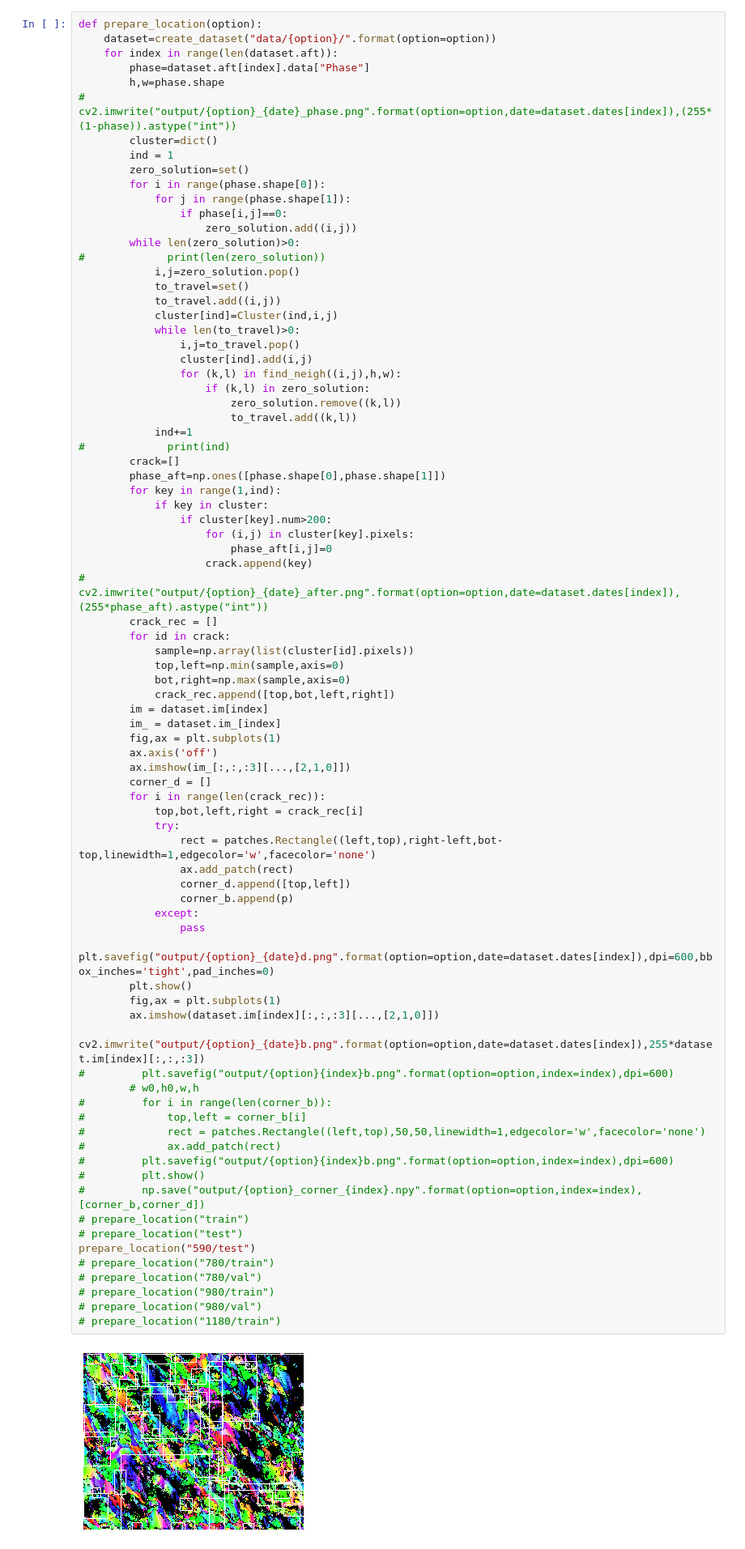
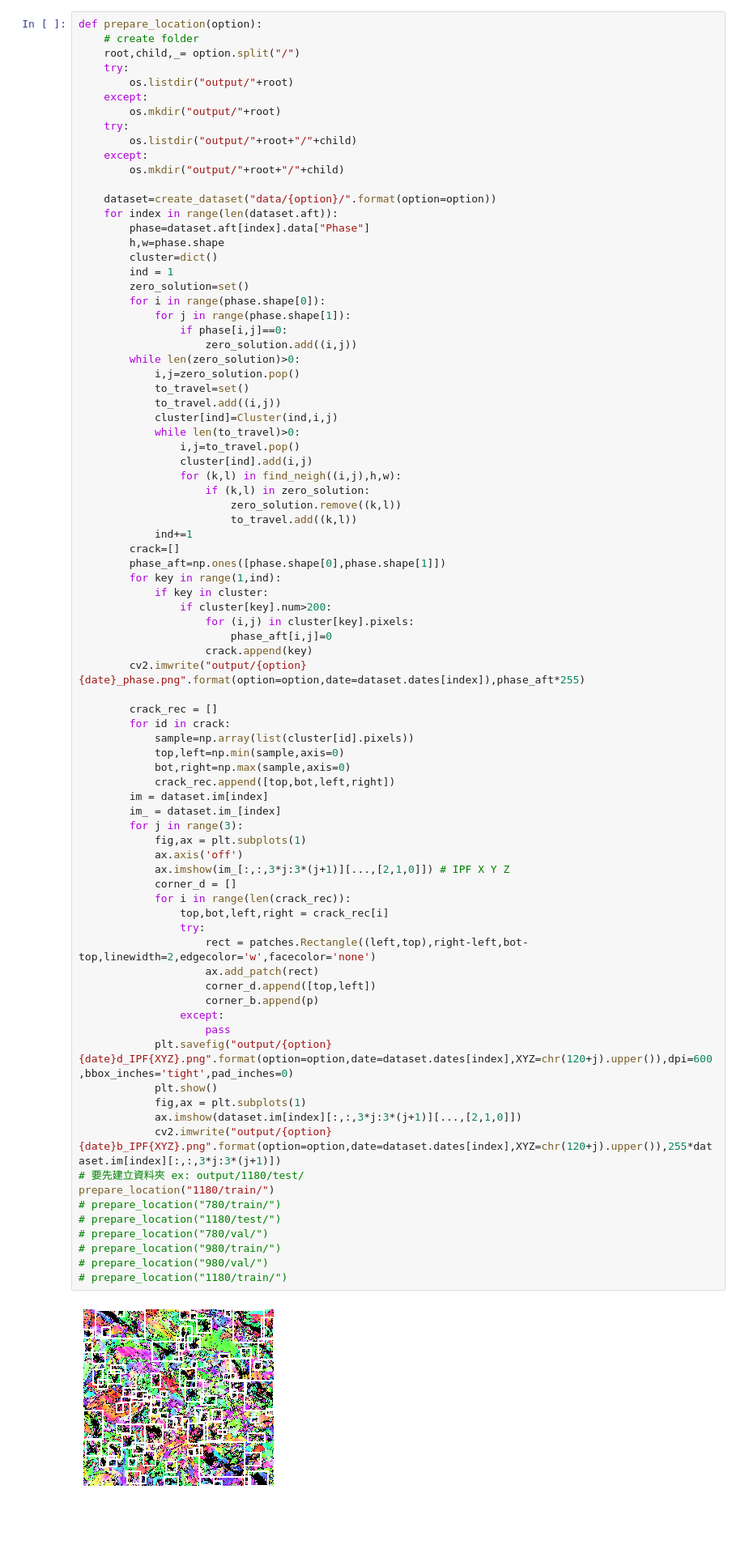
Before and after one commit to tsukiyashirokisaki/dp780, a Jupyter notebook: deform.ipynb, the cells around one changed output. Shown at 81% size. Saved outputs shown, nothing was run; the diff lists cells and outputs as text; blank space fills up the shorter version.

```diff
--- a/deform.ipynb
+++ b/deform.ipynb
@@ -37,10 +40,20 @@ def create_dataset(root="data/train/"):
 # %%
 def prepare_location(option):
+    # create folder
+    root,child,_= option.split("/")
+    try:
+        os.listdir("output/"+root)
+    except:
+        os.mkdir("output/"+root)
+    try:
+        os.listdir("output/"+root+"/"+child)
+    except:
+        os.mkdir("output/"+root+"/"+child)
+
     dataset=create_dataset("data/{option}/".format(option=option))
     for index in range(len(dataset.aft)):
         phase=dataset.aft[index].data["Phase"]
         h,w=phase.shape
-#         cv2.imwrite("output/{option}_{date}_phase.png".format(option=option,date=dataset.dates[index]),(255*(1-phase)).astype("int"))
         cluster=dict()
         ind = 1
         zero_solution=set()
@@ -49,71 +62,62 @@ def prepare_location(option):
                 if phase[i,j]==0:
                     zero_solution.add((i,j))
         while len(zero_solution)>0:
-#             print(len(zero_solution))
             i,j=zero_solution.pop()
             to_travel=set()
             to_travel.add((i,j))
             cluster[ind]=Cluster(ind,i,j)
             while len(to_travel)>0:
                 i,j=to_travel.pop()
                 cluster[ind].add(i,j)
                 for (k,l) in find_neigh((i,j),h,w):
                     if (k,l) in zero_solution:
                         zero_solution.remove((k,l))
                         to_travel.add((k,l))
             ind+=1
-#             print(ind)
         crack=[]
         phase_aft=np.ones([phase.shape[0],phase.shape[1]])
         for key in range(1,ind):
             if key in cluster:
                 if cluster[key].num>200:
                     for (i,j) in cluster[key].pixels:
                         phase_aft[i,j]=0
                     crack.append(key)
-#         cv2.imwrite("output/{option}_{date}_after.png".format(option=option,date=dataset.dates[index]),(255*phase_aft).astype("int"))
+        cv2.imwrite("output/{option}{date}_phase.png".format(option=option,date=dataset.dates[index]),phase_aft*255)
+
         crack_rec = []
         for id in crack:
             sample=np.array(list(cluster[id].pixels))
             top,left=np.min(sample,axis=0)
             bot,right=np.max(sample,axis=0)
             crack_rec.append([top,bot,left,right])
         im = dataset.im[index]
         im_ = dataset.im_[index]
-        fig,ax = plt.subplots(1)
-        ax.axis('off')
-        ax.imshow(im_[:,:,:3][...,[2,1,0]])
-        corner_d = []
-        for i in range(len(crack_rec)):
-            top,bot,left,right = crack_rec[i]
-            try:
-                rect = patches.Rectangle((left,top),right-left,bot-top,linewidth=1,edgecolor='w',facecolor='none')
-                ax.add_patch(rect)
-                corner_d.append([top,left])
-                corner_b.append(p)
-            except:
-                pass
-        plt.savefig("output/{option}_{date}d.png".format(option=option,date=dataset.dates[index]),dpi=600,bbox_inches='tight',pad_inches=0)
-        plt.show()
-        fig,ax = plt.subplots(1)
-        ax.imshow(dataset.im[index][:,:,:3][...,[2,1,0]])
-        cv2.imwrite("output/{option}_{date}b.png".format(option=option,date=dataset.dates[index]),255*dataset.im[index][:,:,:3])
-#         plt.savefig("output/{option}{index}b.png".format(option=option,index=index),dpi=600)
-        # w0,h0,w,h
-#         for i in range(len(corner_b)):
-#             top,left = corner_b[i]
-#             rect = patches.Rectangle((left,top),50,50,linewidth=1,edgecolor='w',facecolor='none')
-#             ax.add_patch(rect)
-#         plt.savefig("output/{option}{index}b.png".format(option=option,index=index),dpi=600)
-#         plt.show()
-#         np.save("output/{option}_corner_{index}.npy".format(option=option,index=index),[corner_b,corner_d])
-# prepare_location("train")
-# prepare_location("test")
-prepare_location("590/test")
-# prepare_location("780/train")
-# prepare_location("780/val")
-# prepare_location("980/train")
-# prepare_location("980/val")
-# prepare_location("1180/train")
+        for j in range(3):
+            fig,ax = plt.subplots(1)
+            ax.axis('off')
+            ax.imshow(im_[:,:,3*j:3*(j+1)][...,[2,1,0]]) # IPF X Y Z
+            corner_d = []
+            for i in range(len(crack_rec)):
+                top,bot,left,right = crack_rec[i]
+                try:
+                    rect = patches.Rectangle((left,top),right-left,bot-top,linewidth=2,edgecolor='w',facecolor='none')
+                    ax.add_patch(rect)
+                    corner_d.append([top,left])
+                    corner_b.append(p)
+                except:
+                    pass
+            plt.savefig("output/{option}{date}d_IPF{XYZ}.png".format(option=option,date=dataset.dates[index],XYZ=chr(120+j).upper()),dpi=600,bbox_inches='tight',pad_inches=0)
+            plt.show()
+            fig,ax = plt.subplots(1)
+            ax.imshow(dataset.im[index][:,:,3*j:3*(j+1)][...,[2,1,0]])
+            cv2.imwrite("output/{option}{date}b_IPF{XYZ}.png".format(option=option,date=dataset.dates[index],XYZ=chr(120+j).upper()),255*dataset.im[index][:,:,3*j:3*(j+1)])
+# 要先建立資料夾 ex: output/1180/test/
+prepare_location("1180/train/")
+# prepare_location("780/train/")
+# prepare_location("1180/test/")
+# prepare_location("780/val/")
+# prepare_location("980/train/")
+# prepare_location("980/val/")
+# prepare_location("1180/train/")
 # %% [output]
-[figure, old version]
+[figure, new version]
```
Also changed, not shown: parts of 2 cells of this notebook, 22 other files.
